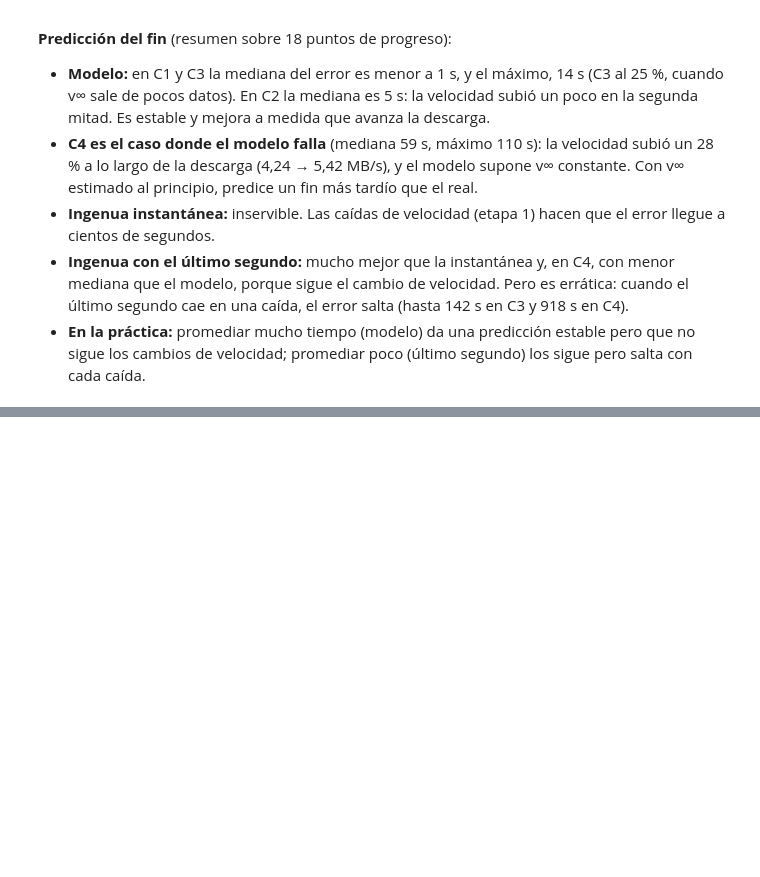
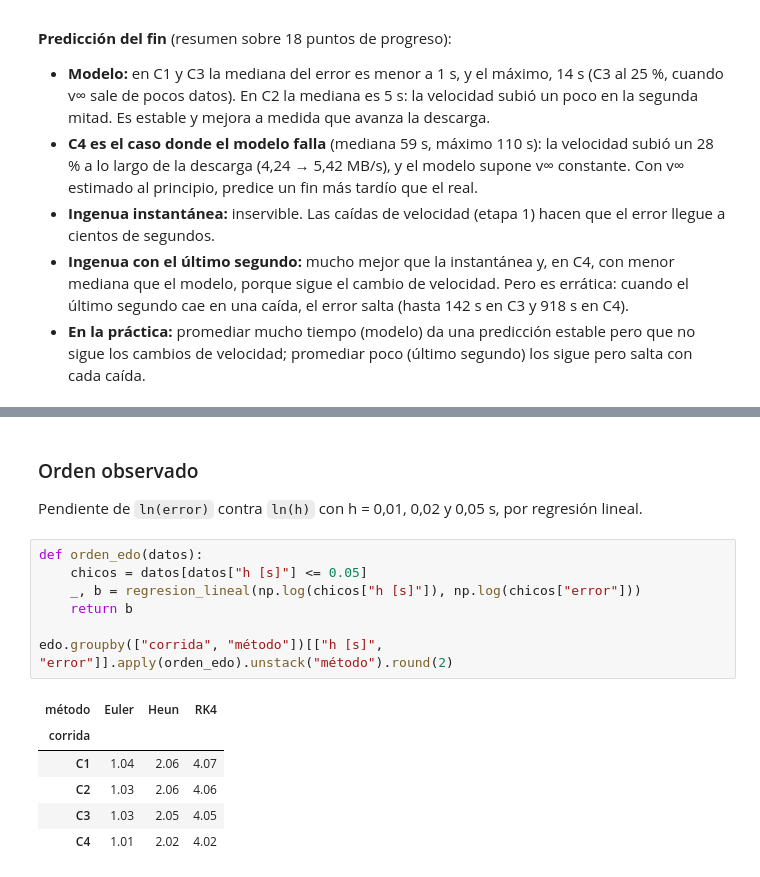
Before and after one commit to RieraJ/analisis-numerico-descargas, a Jupyter notebook: analisis.ipynb, the cells around one changed output, grey strips where cells are left out. Saved outputs shown, nothing was run; the diff lists cells and outputs as text; blank space fills up the shorter version.

```diff
--- a/analisis.ipynb
+++ b/analisis.ipynb
@@ -887,0 +937,18 @@ fig.tight_layout()
+# %% [markdown]
+### Orden observado
+
+Pendiente de `ln(error)` contra `ln(h)` con h = 0,01, 0,02 y 0,05 s, por regresión lineal.
+# %%
+def orden_edo(datos):
+    chicos = datos[datos["h [s]"] <= 0.05]
+    _, b = regresion_lineal(np.log(chicos["h [s]"]), np.log(chicos["error"]))
+    return b
+
+edo.groupby(["corrida", "método"])[["h [s]", "error"]].apply(orden_edo).unstack("método").round(2)
+# %% [output]
+| método | Euler | Heun | RK4 |
+| corrida |  |  |  |
+| C1 | 1.04 | 2.06 | 4.07 |
+| C2 | 1.03 | 2.06 | 4.06 |
+| C3 | 1.03 | 2.05 | 4.05 |
+| C4 | 1.01 | 2.02 | 4.02 |
```
Also changed, not shown: parts of 6 cells of this notebook, 5 other files.
